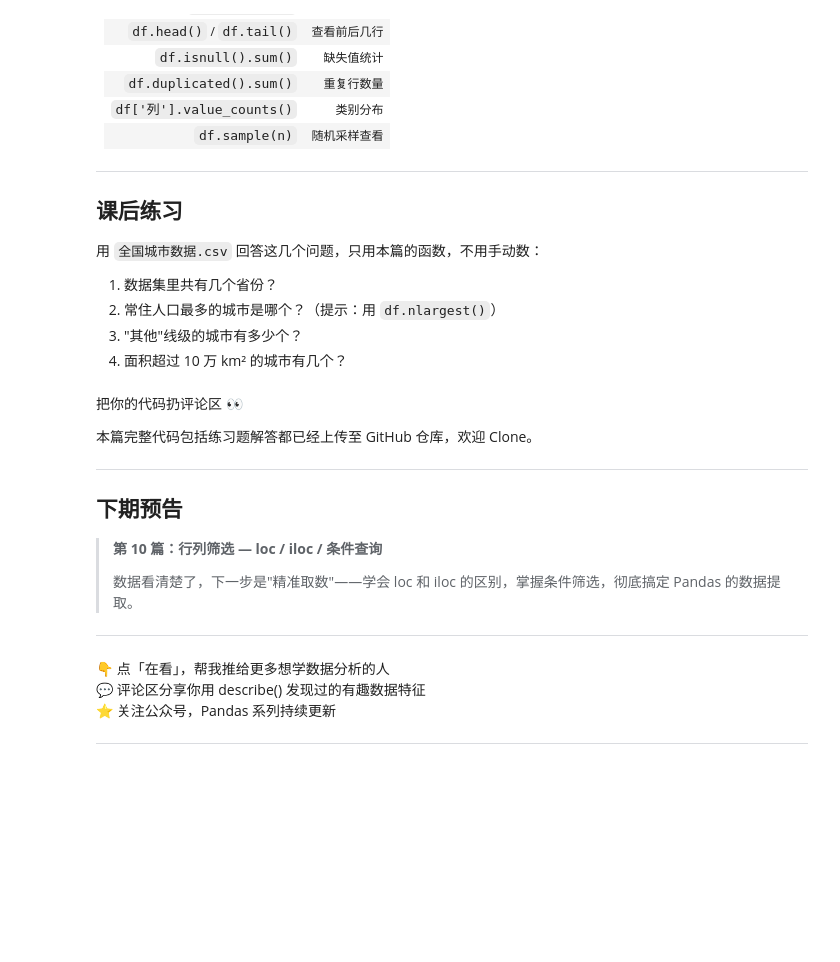
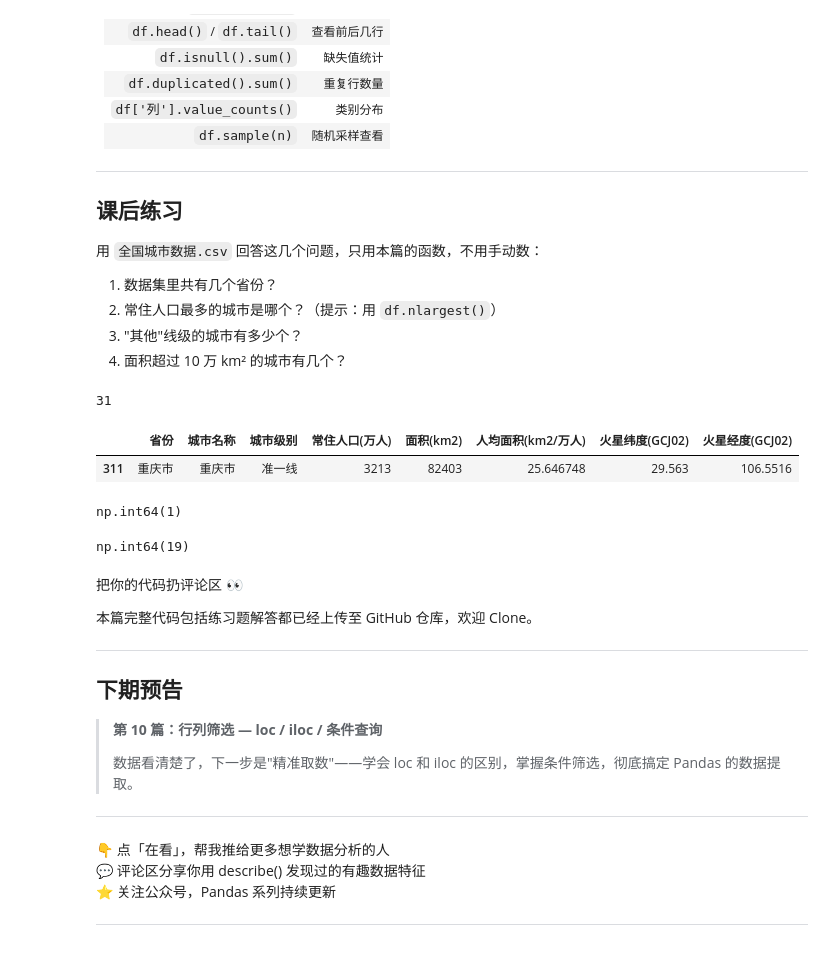
Before and after one commit to pinkLotusHe/xiaoHeDana, a Jupyter notebook: numPy_code/第09篇-数据查看与描述性统计.ipynb, the cells around one changed output. Drawn from its saved outputs; the diff is of its cells as text; code cells hidden in the pictures; blank space fills up the shorter version.

```diff
--- a/numPy_code/第09篇-数据查看与描述性统计.ipynb
+++ b/numPy_code/第09篇-数据查看与描述性统计.ipynb
@@ -357,6 +357,27 @@ quick_check(df, "全国城市数据")
 2. 常住人口最多的城市是哪个？（提示：用 `df.nlargest()`）
 3. "其他"线级的城市有多少个？
 4. 面积超过 10 万 km² 的城市有几个？
+# %%
+# 数据集里共有几个省份？
+print(df['省份'].nunique())         # 31，有多少个不同省份
+# %% [output]
+31
+# %%
+# 常住人口最多的城市是哪个？（提示：用 df.nlargest()）
+df.nlargest(1,'常住人口(万人)')
+# %% [output]
+|  | 省份 | 城市名称 | 城市级别 | 常住人口(万人) | 面积(km2) | 人均面积(km2/万人) | 火星纬度(GCJ02) | 火星经度(GCJ02) |
+| 311 | 重庆市 | 重庆市 | 准一线 | 3213 | 82403 | 25.646748 | 29.563 | 106.5516 |
+# %%
+# "其他"线级的城市有多少个？
+(df['城市级别'] == '其他').sum()  #  (df['城市级别'] == '其他')产生布尔 Series，.sum() 把 True 当 1、False 当 0 加起来，就是满足条件的个数。
+# %% [output]
+np.int64(1)
+# %%
+# 面积超过 10 万 km² 的城市有几个？
+(df['面积(km2)']>100000).sum()
+# %% [output]
+np.int64(19)
 # %% [markdown]
 把你的代码扔评论区 👀
 
```
Also changed, not shown: 1 other file.
